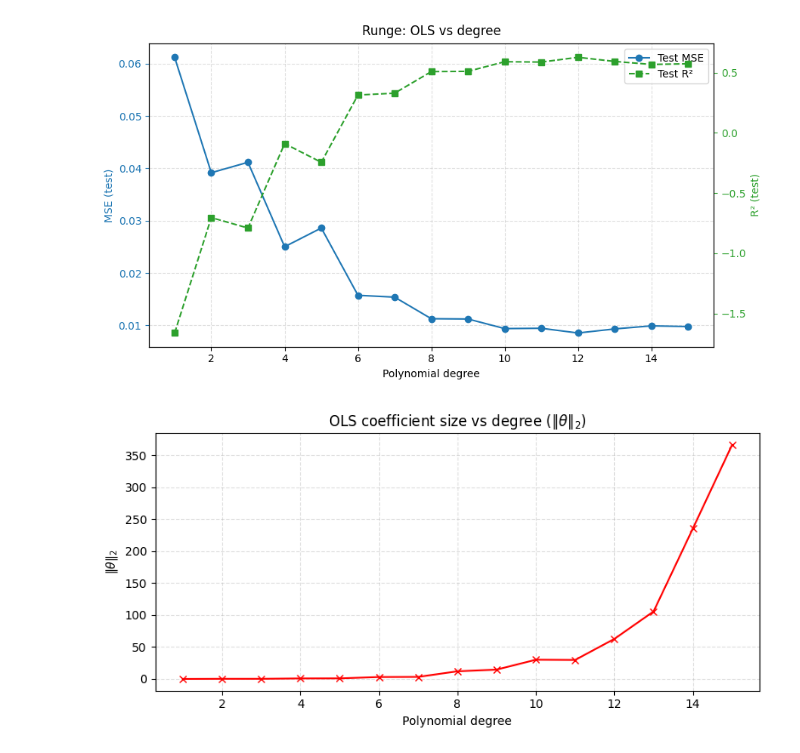
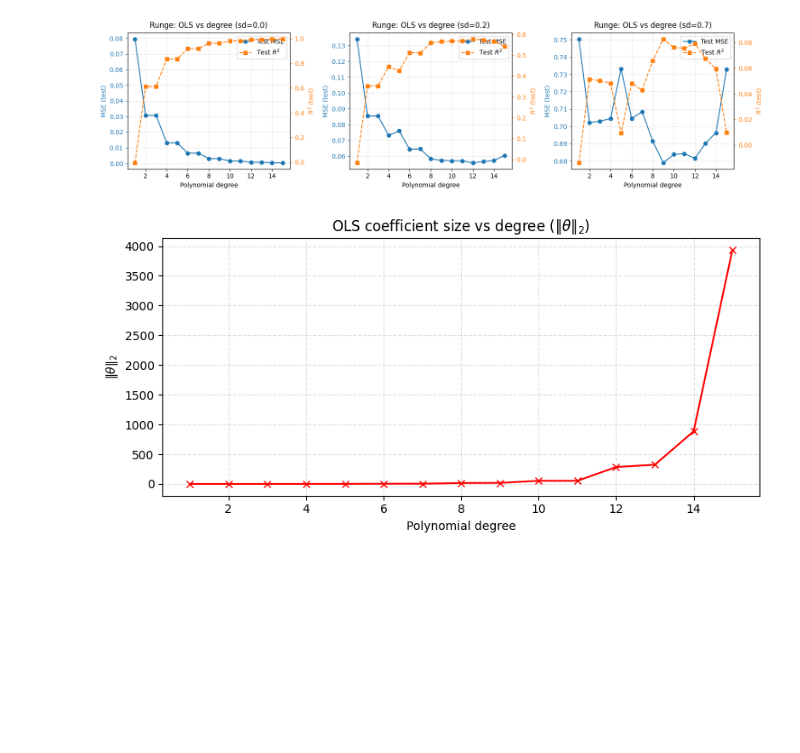
Before and after one commit to beateovl/FYS-STK4155, a Jupyter notebook: Project-1/Notebooks/01_OLS_degree.ipynb, the cells around one changed output. Saved outputs shown, nothing was run; the diff lists cells and outputs as text; code cells hidden in the pictures; blank space fills up the shorter version.

```diff
--- a/Project-1/Notebooks/01_OLS_degree.ipynb
+++ b/Project-1/Notebooks/01_OLS_degree.ipynb
@@ -1,41 +1,58 @@
 # %%
 # --- Part (a): OLS only ---
-
+import matplotlib.pyplot as plt
 import numpy as np
 import sys, pathlib
 
 # Project-1 folder (parent of this Notebooks/ folder)
 proj_dir = pathlib.Path.cwd().parent
 if str(proj_dir) not in sys.path:
     sys.path.insert(0, str(proj_dir))
 
 # Figures folder
 fig_dir = proj_dir / "Figures"
 fig_dir.mkdir(parents=True, exist_ok=True)
 
 from Code.data import make_data, build_features, split_and_scale
 from Code.models import sweep_degree
 from Code.plots import plot_mse_r2_vs_degree, plot_theta_norms
 
 # data
-x, y = make_data(n=100, noise_sd=0.1, seed=42)
+noise_sds = [0.0,0.2, 0.7]
+x, y = make_data(n=300, noise_sd=0.3, seed=42)
 deg_max = 15
 X_full = build_features(x, degree=deg_max, include_bias=False)
 
+fig, axes = plt.subplots(1, len(noise_sds), figsize=(5*len(noise_sds), 4), sharex=True)
+for ax, sd in zip(axes, noise_sds):
+    x, y = make_data(n=300, noise_sd=sd, seed=42)
+    X_full = build_features(x, degree=deg_max, include_bias=False)
+    degrees, mse_deg, r2_deg, _ = sweep_degree(X_full, y, split_func=split_and_scale, deg_max=deg_max)
+
+    plot_mse_r2_vs_degree(
+        degrees, mse_deg, r2_deg,
+        title=f"Runge: OLS vs degree (sd={sd})",
+        ax=ax,            # <- draw on this subplot
+        show=False,       # <- don't call plt.show() from inside
+        savepath=None     # <- we'll save the whole figure once
+    )
+
+fig.tight_layout()
+fig.savefig(fig_dir / "runge_ols_mse_r2_subplots.png", dpi=300, bbox_inches="tight")
+
+
 # OLS vs degree
-degrees, mse_deg, r2_deg, norms_deg = sweep_degree(
-    X_full, y, split_func=split_and_scale, deg_max=deg_max
-)
+degrees, mse_deg, r2_deg, norms_deg = sweep_degree(X_full, y, split_func=split_and_scale, deg_max=deg_max)
 
 # plots for (a)
-plot_mse_r2_vs_degree(degrees, mse_deg, r2_deg, title="Runge: OLS vs degree", savepath=fig_dir / "runge_ols_mse_r2_vs_degree.png")
+# plot_mse_r2_vs_degree(degrees, mse_deg, r2_deg, title="Runge: OLS vs degree", savepath=fig_dir / "runge_ols_mse_r2_vs_degree.png")
 
 plot_theta_norms(
     degrees, norms_deg,
     xlabel="Polynomial degree",
     title = r"OLS coefficient size vs degree ($\|\theta\|_2$)",
     savepath=fig_dir / "runge_ols_theta_norms_vs_degree.png"
 )
 # %% [output]
-[figure, old version]
+[figure, new version]
-[figure, old version]
+[figure, new version]
```
